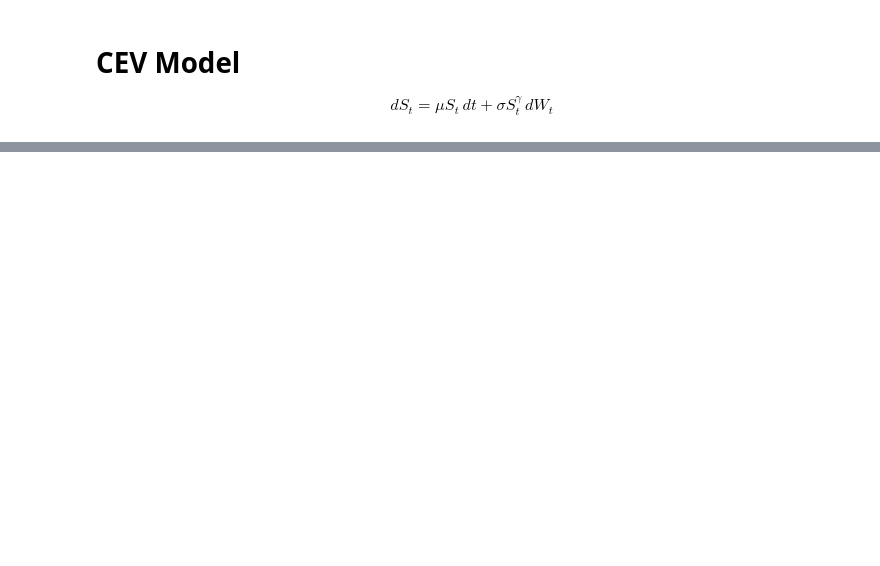
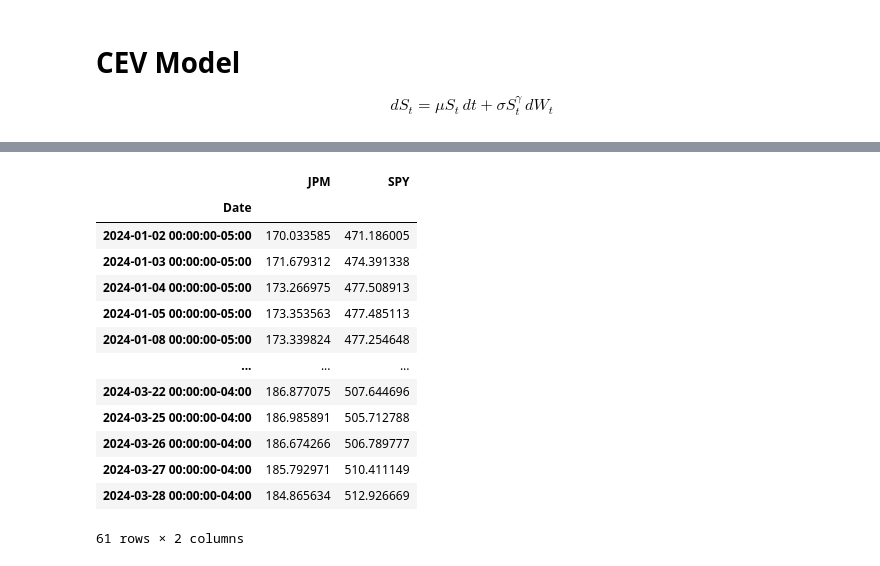
Before and after one commit to Go1vf/Portfolio-Simulation-Surgery, a Jupyter notebook: src/cev_model.ipynb, the cells around one changed output, grey strips where cells are left out. Cells and saved outputs as stored; diff of their text form; code cells hidden in the pictures; blank space fills up the shorter version.

Commit message:
CEV Simulated

```diff
--- a/src/cev_model.ipynb
+++ b/src/cev_model.ipynb
@@ -235,0 +279,43 @@ plt.show()
+# %%
+## Write in csv file
+simulated_paths = pd.DataFrame()
+
+for i in range(2):
+    stock_name = stock_pool[i]
+    stock = data[stock_pool[i]]
+    val_stock = val_data[stock_pool[i]]
+
+    startstate = val_stock.iloc[0]
+    log_ret = np.log(stock / stock.shift(1))
+    vol_daily = log_ret.std()
+    vol_yearly = round(vol_daily * 61 ** 0.5, 5)
+
+    ret_yearly = np.nanmean(log_ret) * 61
+
+    mean = ret_yearly
+    vol = vol_yearly
+    Npaths = 1
+    prices_simu = CEV_path_simulation(startstate, T, mean, vol, 0.8, steps, Npaths)
+    prices_simu = pd.DataFrame(prices_simu, index=val_data.index, columns=[stock_name])
+
+    simulated_paths = pd.concat([simulated_paths, prices_simu], axis=1)
+
+filename = '../data/processed/simulated_prices_cev.csv'
+simulated_paths.to_csv(filename, index=True)
+# %%
+simulated_paths
+# %% [output]
+|  | JPM | SPY |
+| Date |  |  |
+| 2024-01-02 00:00:00-05:00 | 170.033585 | 471.186005 |
+| 2024-01-03 00:00:00-05:00 | 171.679312 | 474.391338 |
+| 2024-01-04 00:00:00-05:00 | 173.266975 | 477.508913 |
+| 2024-01-05 00:00:00-05:00 | 173.353563 | 477.485113 |
+| 2024-01-08 00:00:00-05:00 | 173.339824 | 477.254648 |
+| ... | ... | ... |
+| 2024-03-22 00:00:00-04:00 | 186.877075 | 507.644696 |
+| 2024-03-25 00:00:00-04:00 | 186.985891 | 505.712788 |
+| 2024-03-26 00:00:00-04:00 | 186.674266 | 506.789777 |
+| 2024-03-27 00:00:00-04:00 | 185.792971 | 510.411149 |
+| 2024-03-28 00:00:00-04:00 | 184.865634 | 512.926669 |
+61 rows × 2 columns
```
Also changed, not shown: parts of 7 cells of this notebook, 1 other file.
